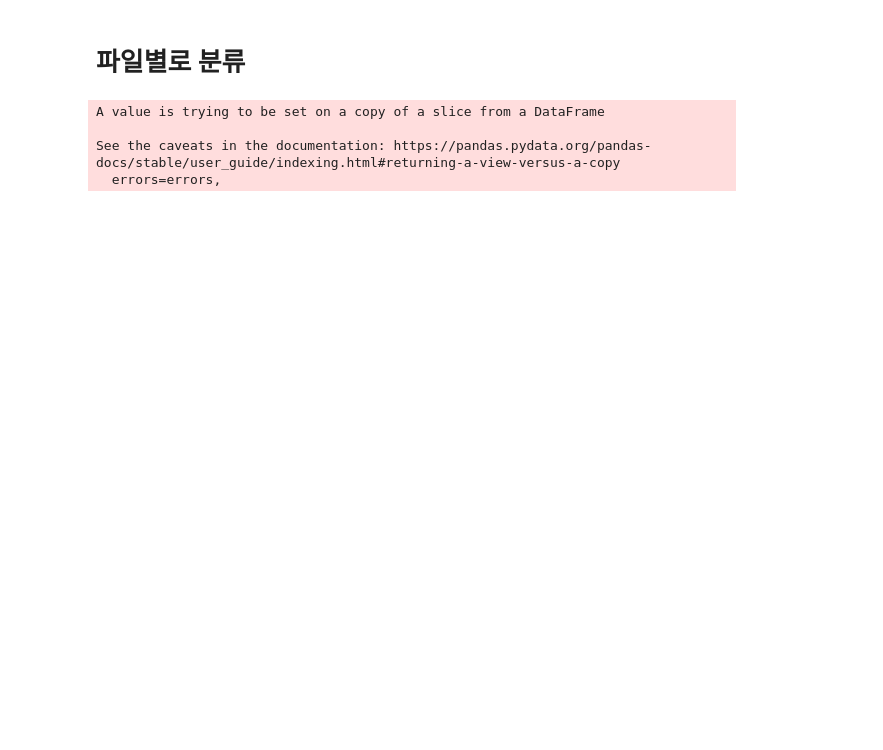
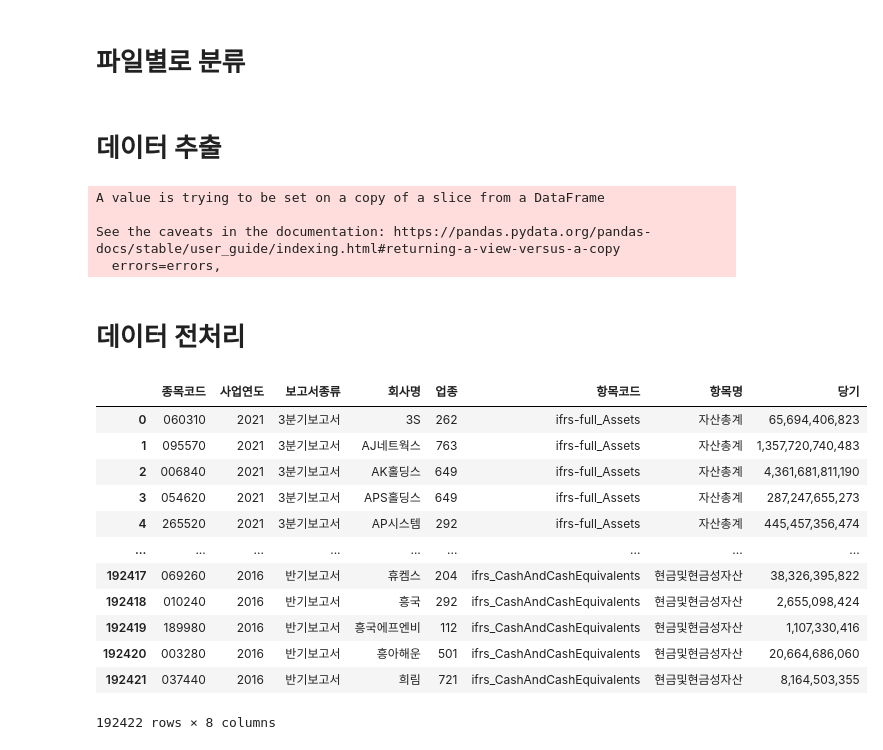
Before and after one commit to wkd-woo/finance-statements, a Jupyter notebook: 재무일괄.ipynb, the cells around one changed output. Cells and saved outputs as stored; diff of their text form; code cells hidden in the pictures; blank space fills up the shorter version.

```diff
--- a/재무일괄.ipynb
+++ b/재무일괄.ipynb
@@ -44,7 +52,7 @@ print('-------------------------------------------------------------------------
-# %%
-path = '/content/drive/MyDrive/22캡스톤디자인/재무일괄/2017_3분기보고서_01_재무상태표_연결_.txt'
 # %%
 sample = pd.DataFrame(columns=['종목코드','사업연도', '보고서종류', '회사명', '업종', '항목코드','항목명', '당기'])
+# %% [markdown]
+# 데이터 추출
 # %%
 for path in tqdm(재무상태표):
   df = pd.read_csv(path, delimiter = '\t', encoding='cp949')
@@ -162,6 +110,47 @@ A value is trying to be set on a copy of a slice from a DataFrame
 
 See the caveats in the documentation: https://pandas.pydata.org/pandas-docs/stable/user_guide/indexing.html#returning-a-view-versus-a-copy
   errors=errors,
+# %% [markdown]
+# 데이터 전처리
+# %%
+sample['종목코드'] = sample['종목코드'].apply(lambda x:x[1:-1])
+# %%
+sample['항목명'] = sample.apply(lambda x: '자산총계' if x['항목코드'] == 'ifrs_Assets' else x['항목명'], axis=1)
+sample['항목명'] = sample.apply(lambda x: '자산총계' if x['항목코드'] == 'ifrs-full_Assets' else x['항목명'], axis=1)
+sample['항목명'] = sample.apply(lambda x: '부채총계' if x['항목코드'] == 'ifrs_Liabilities' else x['항목명'], axis=1)
+sample['항목명'] = sample.apply(lambda x: '부채총계' if x['항목코드'] == 'ifrs-full_Liabilities' else x['항목명'], axis=1)
+sample['항목명'] = sample.apply(lambda x: '자본총계' if x['항목코드'] == 'ifrs_Equity' else x['항목명'], axis=1)
+sample['항목명'] = sample.apply(lambda x: '자본총계' if x['항목코드'] == 'ifrs-full_Equity' else x['항목명'], axis=1)
+sample['항목명'] = sample.apply(lambda x: '유동자산' if x['항목코드'] == 'ifrs_CurrentAssets' else x['항목명'], axis=1)
+sample['항목명'] = sample.apply(lambda x: '유동자산' if x['항목코드'] == 'ifrs-full_CurrentAssets' else x['항목명'], axis=1)
+sample['항목명'] = sample.apply(lambda x: '현금및현금성자산' if x['항목코드'] == 'ifrs_CashAndCashEquivalents' else x['항목명'], axis=1)
+sample['항목명'] = sample.apply(lambda x: '현금및현금성자산' if x['항목코드'] == 'ifrs-full_CashAndCashEquivalents' else x['항목명'], axis=1)
+
+sample['항목명'] = sample.apply(lambda x: '자산총계' if x['항목명'] == '자산 총계' else x['항목명'], axis=1)
+sample['항목명'] = sample.apply(lambda x: '자본총계' if x['항목명'] == '자본 총계' else x['항목명'], axis=1)
+sample['항목명'] = sample.apply(lambda x: '부채총계' if x['항목명'] == '부채 총계' else x['항목명'], axis=1)
+sample['항목명'] = sample.apply(lambda x: '유동자산' if x['항목명'] == '유동 자산' else x['항목명'], axis=1)
+sample['항목명'] = sample.apply(lambda x: '현금및현금성자산' if x['항목명'] == '현금' else x['항목명'], axis=1)
+sample['항목명'] = sample.apply(lambda x: '현금및현금성자산' if x['항목명'] == '현금성자산' else x['항목명'], axis=1)
+sample['항목명'] = sample.apply(lambda x: '현금및현금성자산' if x['항목명'] == '기타현금및현금성자산' else x['항목명'], axis=1)
+sample['항목명'] = sample.apply(lambda x: '현금및현금성자산' if x['항목명'] == '현금 및 현금성자산' else x['항목명'], axis=1)
+sample['항목명'] = sample.apply(lambda x: '현금및현금성자산' if x['항목명'] == '현금및현금성자산-증권업' else x['항목명'], axis=1)
+
+sample
+# %% [output]
+|  | 종목코드 | 사업연도 | 보고서종류 | 회사명 | 업종 | 항목코드 | 항목명 | 당기 |
+| 0 | 060310 | 2021 | 3분기보고서 | 3S | 262 | ifrs-full_Assets | 자산총계 | 65,694,406,823 |
+| 1 | 095570 | 2021 | 3분기보고서 | AJ네트웍스 | 763 | ifrs-full_Assets | 자산총계 | 1,357,720,740,483 |
+| 2 | 006840 | 2021 | 3분기보고서 | AK홀딩스 | 649 | ifrs-full_Assets | 자산총계 | 4,361,681,811,190 |
+| 3 | 054620 | 2021 | 3분기보고서 | APS홀딩스 | 649 | ifrs-full_Assets | 자산총계 | 287,247,655,273 |
+| 4 | 265520 | 2021 | 3분기보고서 | AP시스템 | 292 | ifrs-full_Assets | 자산총계 | 445,457,356,474 |
+| ... | ... | ... | ... | ... | ... | ... | ... | ... |
+| 192417 | 069260 | 2016 | 반기보고서 | 휴켐스 | 204 | ifrs_CashAndCashEquivalents | 현금및현금성자산 | 38,326,395,822 |
+| 192418 | 010240 | 2016 | 반기보고서 | 흥국 | 292 | ifrs_CashAndCashEquivalents | 현금및현금성자산 | 2,655,098,424 |
+| 192419 | 189980 | 2016 | 반기보고서 | 흥국에프엔비 | 112 | ifrs_CashAndCashEquivalents | 현금및현금성자산 | 1,107,330,416 |
+| 192420 | 003280 | 2016 | 반기보고서 | 흥아해운 | 501 | ifrs_CashAndCashEquivalents | 현금및현금성자산 | 20,664,686,060 |
+| 192421 | 037440 | 2016 | 반기보고서 | 희림 | 721 | ifrs_CashAndCashEquivalents | 현금및현금성자산 | 8,164,503,355 |
+192422 rows × 8 columns
 # %%
 sample['항목명'].unique()
 # %% [output]
```
Also changed, not shown: parts of 14 cells of this notebook.
